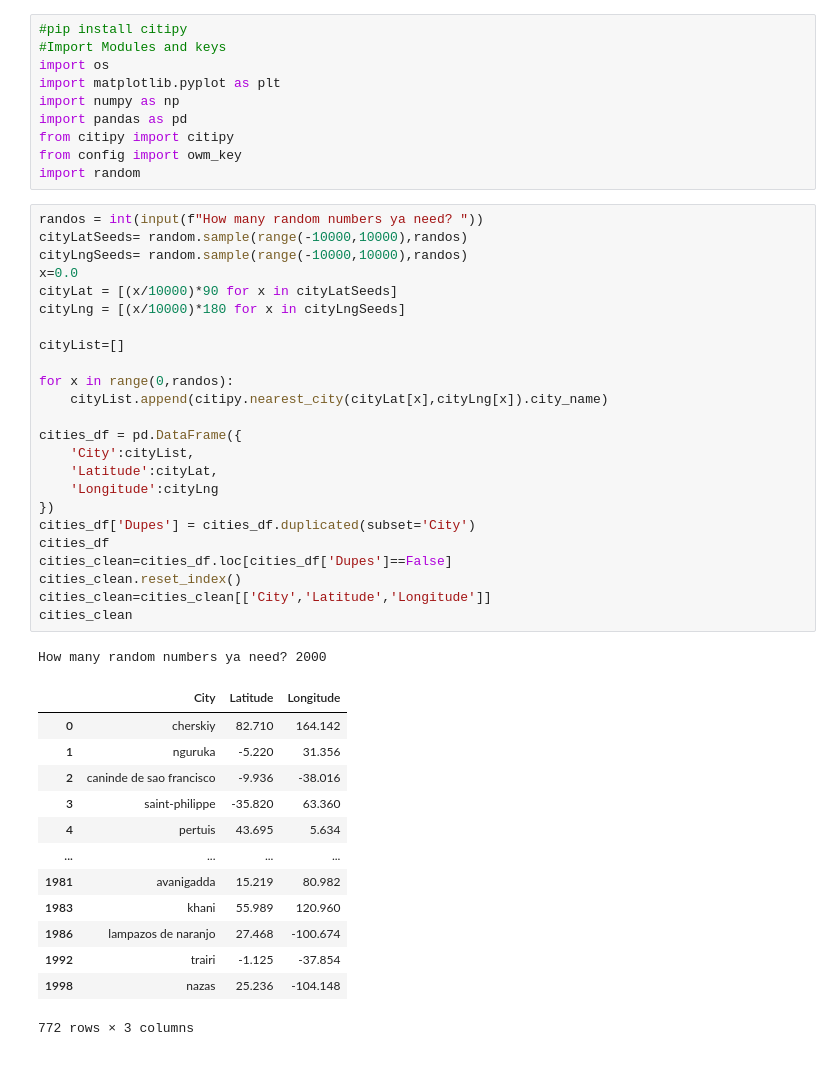
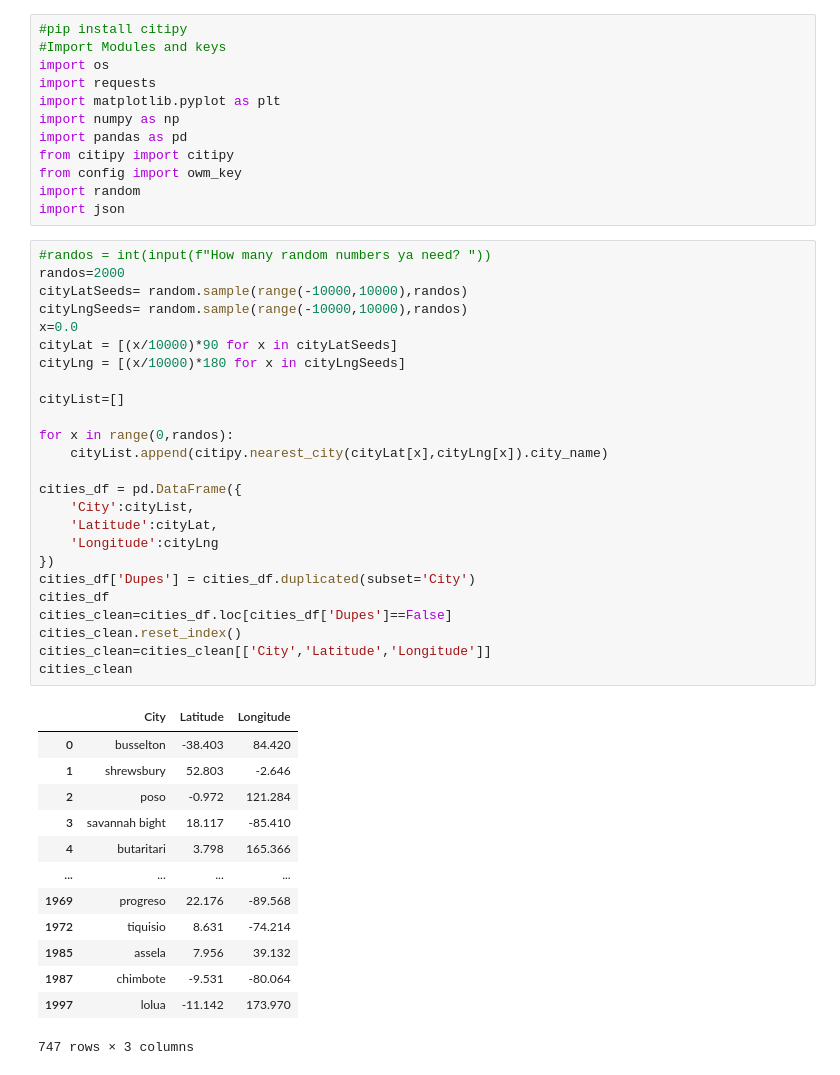
Before and after one commit to ritiktonger/weather-app, a Jupyter notebook: WeatherPy/WeatherPy.ipynb, the cells around one changed output. Saved outputs shown, nothing was run; the diff lists cells and outputs as text.

```diff
--- a/WeatherPy/WeatherPy.ipynb
+++ b/WeatherPy/WeatherPy.ipynb
@@ -2,48 +2,50 @@
 #pip install citipy
 #Import Modules and keys
 import os
+import requests
 import matplotlib.pyplot as plt
 import numpy as np
 import pandas as pd
 from citipy import citipy
 from config import owm_key
 import random
+import json
 # %%
-randos = int(input(f"How many random numbers ya need? "))
+#randos = int(input(f"How many random numbers ya need? "))
+randos=2000
 cityLatSeeds= random.sample(range(-10000,10000),randos)
 cityLngSeeds= random.sample(range(-10000,10000),randos)
 x=0.0
 cityLat = [(x/10000)*90 for x in cityLatSeeds]
 cityLng = [(x/10000)*180 for x in cityLngSeeds]
 
 cityList=[]
 
 for x in range(0,randos):
     cityList.append(citipy.nearest_city(cityLat[x],cityLng[x]).city_name)
 
 cities_df = pd.DataFrame({
     'City':cityList,
     'Latitude':cityLat,
     'Longitude':cityLng
 })
 cities_df['Dupes'] = cities_df.duplicated(subset='City')
 cities_df
 cities_clean=cities_df.loc[cities_df['Dupes']==False]
 cities_clean.reset_index()
 cities_clean=cities_clean[['City','Latitude','Longitude']]
 cities_clean
 # %% [output]
+|  | City | Latitude | Longitude |
+| 0 | busselton | -38.403 | 84.420 |
+| 1 | shrewsbury | 52.803 | -2.646 |
+| 2 | poso | -0.972 | 121.284 |
+| 3 | savannah bight | 18.117 | -85.410 |
+| 4 | butaritari | 3.798 | 165.366 |
+| ... | ... | ... | ... |
+| 1969 | progreso | 22.176 | -89.568 |
+| 1972 | tiquisio | 8.631 | -74.214 |
+| 1985 | assela | 7.956 | 39.132 |
+| 1987 | chimbote | -9.531 | -80.064 |
+| 1997 | lolua | -11.142 | 173.970 |
-How many random numbers ya need? 2000
+747 rows × 3 columns
-|  | City | Latitude | Longitude |
-| 0 | cherskiy | 82.710 | 164.142 |
-| 1 | nguruka | -5.220 | 31.356 |
-| 2 | caninde de sao francisco | -9.936 | -38.016 |
-| 3 | saint-philippe | -35.820 | 63.360 |
-| 4 | pertuis | 43.695 | 5.634 |
-| ... | ... | ... | ... |
-| 1981 | avanigadda | 15.219 | 80.982 |
-| 1983 | khani | 55.989 | 120.960 |
-| 1986 | lampazos de naranjo | 27.468 | -100.674 |
-| 1992 | trairi | -1.125 | -37.854 |
-| 1998 | nazas | 25.236 | -104.148 |
-772 rows × 3 columns
```
Also changed, not shown: parts of 4 cells of this notebook, 1 other file.
